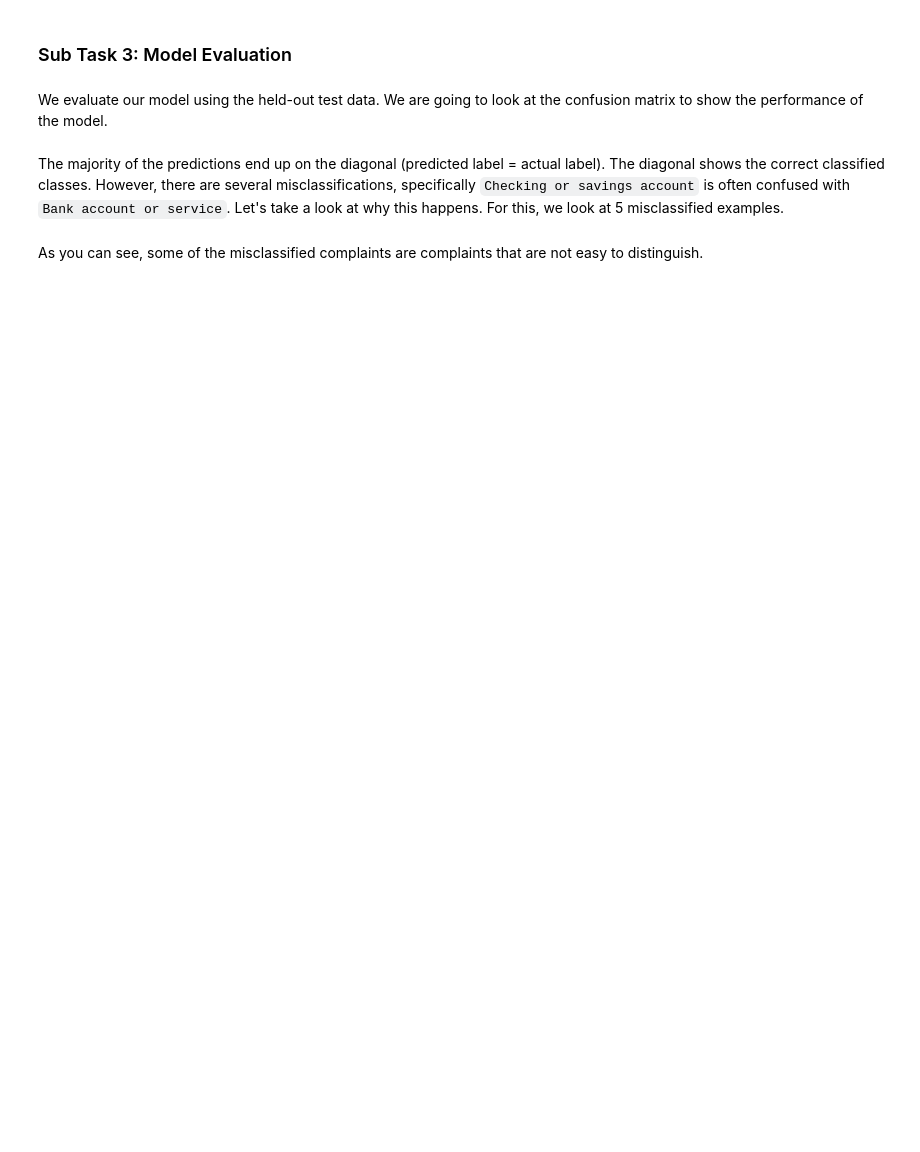
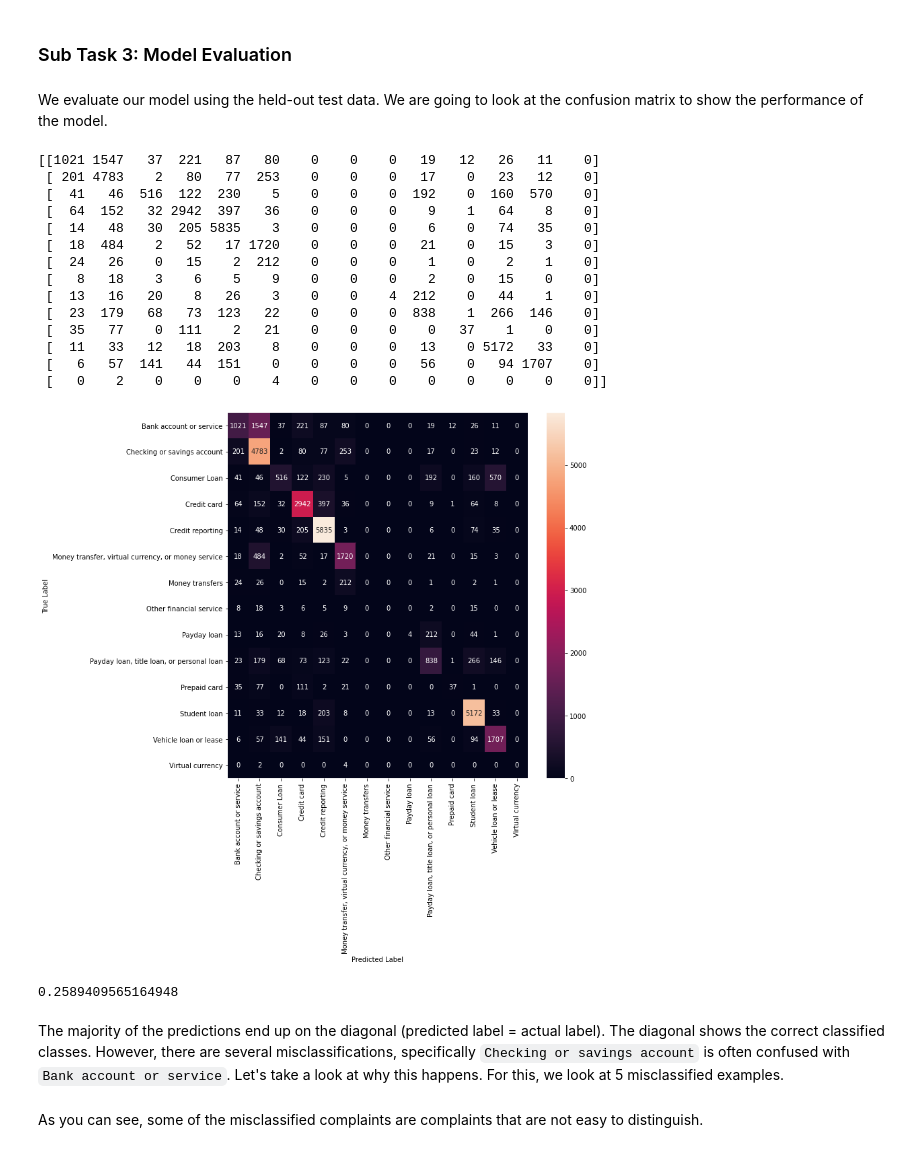
Before and after one commit to gitdxj/Word-Vectors-and-Classification, a Jupyter notebook: new.ipynb, the cells around one changed output. Drawn from its saved outputs; the diff is of its cells as text; code cells hidden in the pictures; blank space fills up the shorter version.

Commit message:
complete assign 1 graph

```diff
--- a/new.ipynb
+++ b/new.ipynb
@@ -350,7 +355,7 @@ Read the data to a pandas dataframe from `complaints.csv`; this is a rather larg
 # %%
 import pandas as pd
 from io import StringIO
-df = pd.read_csv("ITA_assignment3_data/complaints.csv") ###read the file ####
+df = pd.read_csv("complaints.csv") ###read the file ####
 df =  df[['Consumer complaint narrative','Product']] ###keep the columns you need ####
 df.columns = ['Narrative', 'Product'] ###rename columns ####
 df.head()
@@ -414,6 +426,19 @@ To perform any sort of classification task, we first need to convert our raw tex
 Keep in mind that the vectorizer should be trained **only** on the training data, and the test data should be transformed using the same model.
 # %%
 from sklearn.feature_extraction.text import TfidfVectorizer
-tfidf = TfidfVectorizer(###initlize the model ###
-X_train = ###transform text  ###
+tfidf = TfidfVectorizer(
+    sublinear_tf = True,  #  replace tf with 1 + log(tf).
+    strip_accents = ascii,  # remove accent
+    lowercase = True,
+    stop_words = 'english',  # remove English stopwords
+    min_df = 10,  # ignore terms whose idf < 10
+    smooth_idf = True,
+    norm = 'l2',
+    encoding = 'Latin-1',
+    ngram_range = (1, 2),
+    max_features = 10000
+)
+
+    ###initlize the model ###
+X_train = tfidf.fit_transform(X_train)###transform text  ###
 X_train.shape # should be (132647, 10000)
@@ -423,4 +450,5 @@ After the data transformation, we attain the features and labels, to train the c
 - use `MultinomialNB` from sklearn to classify the data
 # %%
 from sklearn.naive_bayes import MultinomialNB
-clf =### fit the model to the data ###
+clf = MultinomialNB()### fit the model to the data ###
+clf.fit(X_train, y_train)
@@ -431,15 +461,38 @@ We evaluate our model using the held-out test data. We are going to look at the
 # %%
 from sklearn.metrics import confusion_matrix
 import seaborn as sns
-y_pred = ### predict on the test set ###
-conf = ### create the confusion matrix ###
+y_pred = clf.predict(tfidf.transform(X_test))### predict on the test set ###
+conf = confusion_matrix(y_test, y_pred, labels=[i for i in range(14)])### create the confusion matrix ###
 fig, ax = plt.subplots(figsize=(10,10))
+print(conf)
+# todo: x and y ticklabels
 sns.heatmap(conf, annot=True, fmt='d',
-            xticklabels=###products names from the dictionary ###,
-            yticklabels=### products names from the dictionary###)
+            xticklabels=[id2product[i] for i in range(14)], ###products names from the dictionary ###,
+            yticklabels=[id2product[i] for i in range(14)])### products names from the dictionary###)
 plt.ylabel('True Label')
 plt.xlabel('Predicted Label')
 plt.show()
+import numpy as np
+def cal_err(true, pred):
+    return np.sum((true-pred)!=0)/len(true)
+print(cal_err(y_pred, y_test))
+# %% [output]
+[[1021 1547   37  221   87   80    0    0    0   19   12   26   11    0]
+ [ 201 4783    2   80   77  253    0    0    0   17    0   23   12    0]
+ [  41   46  516  122  230    5    0    0    0  192    0  160  570    0]
+ [  64  152   32 2942  397   36    0    0    0    9    1   64    8    0]
+ [  14   48   30  205 5835    3    0    0    0    6    0   74   35    0]
+ [  18  484    2   52   17 1720    0    0    0   21    0   15    3    0]
+ [  24   26    0   15    2  212    0    0    0    1    0    2    1    0]
+ [   8   18    3    6    5    9    0    0    0    2    0   15    0    0]
+ [  13   16   20    8   26    3    0    0    4  212    0   44    1    0]
+ [  23  179   68   73  123   22    0    0    0  838    1  266  146    0]
+ [  35   77    0  111    2   21    0    0    0    0   37    1    0    0]
+ [  11   33   12   18  203    8    0    0    0   13    0 5172   33    0]
+ [   6   57  141   44  151    0    0    0    0   56    0   94 1707    0]
+ [   0    2    0    0    0    4    0    0    0    0    0    0    0    0]]
+[figure, added]
+0.2589409565164948
 # %% [markdown]
 The majority of the predictions end up on the diagonal (predicted label = actual label). The diagonal shows the correct classified classes. However, there are several misclassifications, specifically `Checking or savings account` is often confused with `Bank account or service`. Let's take a look at why this happens. For this, we look at 5 misclassified examples.
 # %%
```
Also changed, not shown: parts of 12 cells of this notebook.
